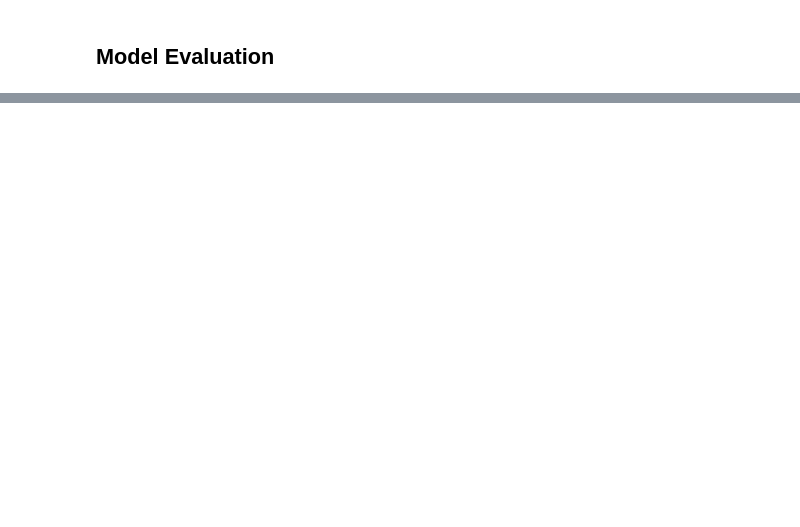
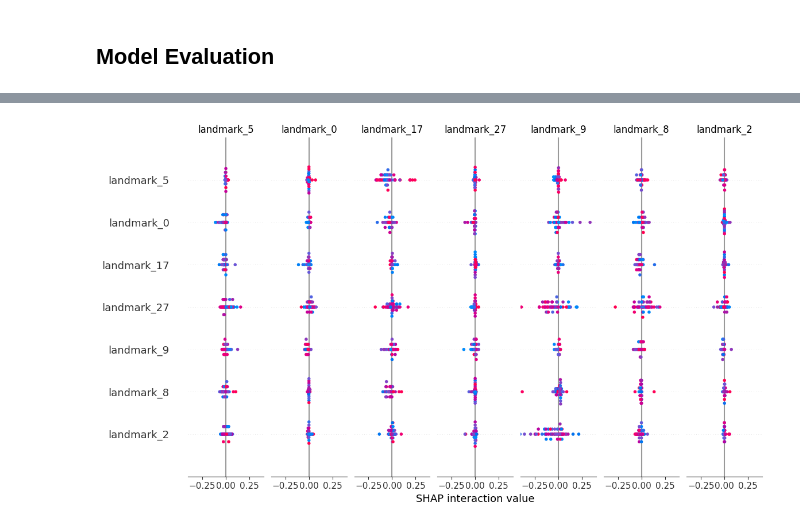
Before and after one commit to FranzCastillo/DL-ASL-Recognition, a Jupyter notebook: src/model/training.ipynb, the cells around one changed output, grey strips where cells are left out. Cells and saved outputs as stored; diff of their text form; code cells hidden in the pictures; blank space fills up the shorter version.

Commit message:
[feat] SHAP Values

```diff
--- a/src/model/training.ipynb
+++ b/src/model/training.ipynb
@@ -212,0 +221,6 @@ plt.show()
+# %%
+# Reduce the background set size even further to 10 samples
+background_sample = shap.sample(X_train, 10)
+# %%
+# Create the explainer with KernelExplainer
+explainer = shap.KernelExplainer(model.predict, background_sample)
@@ -212,0 +229,4 @@ plt.show()
+# %%
+# Calculating SHAP values for a small subset of the test set
+X_test_sample = X_test[:50]
+shap_values = explainer.shap_values(X_test_sample)
@@ -212,0 +252,5 @@ plt.show()
+# %%
+# Graph the summary plot
+shap.summary_plot(shap_values, X_test_sample)
+# %% [output]
+[figure, added]
```
Also changed, not shown: parts of 12 cells of this notebook, 2 other files.
